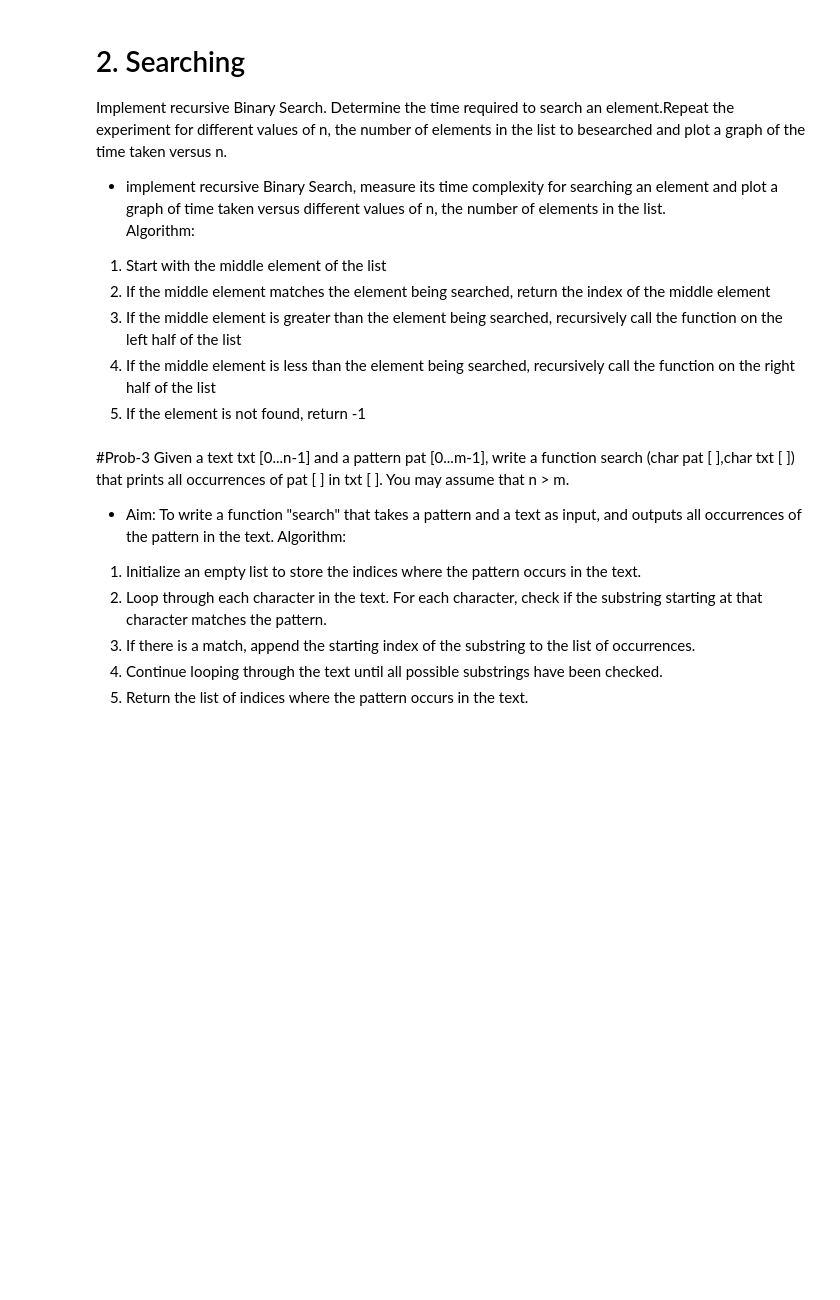
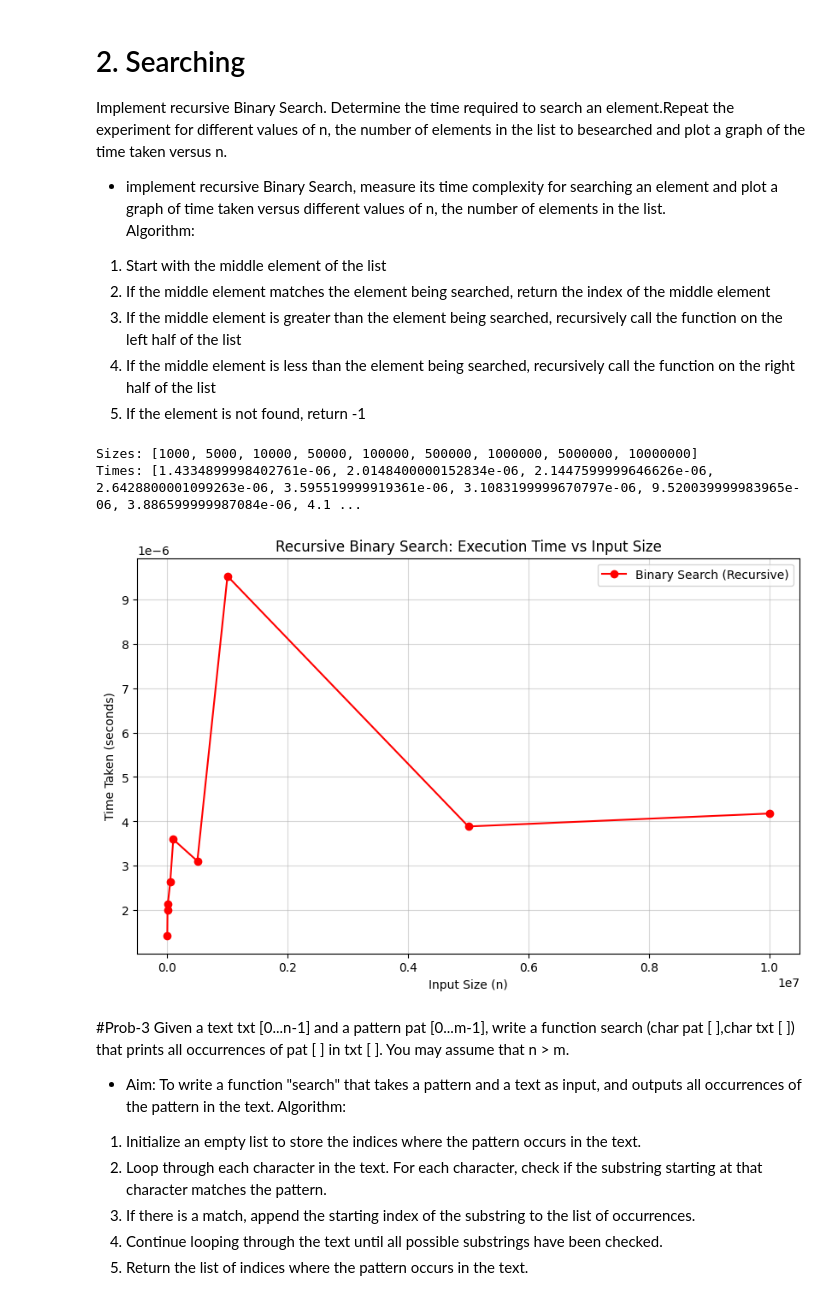
Before and after one commit to 241b163-dot/algo, a Jupyter notebook: lab_4.ipynb, the cells around one changed output. Saved outputs shown, nothing was run; the diff lists cells and outputs as text; code cells hidden in the pictures; blank space fills up the shorter version.

```diff
--- a/lab_4.ipynb
+++ b/lab_4.ipynb
@@ -67,3 +65,64 @@ Algorithm:
+# %%
+#Prob_2: write code for recursive Binary Search and plot a graph to visualize the relationship between time taken and input size
+import time
+import matplotlib.pyplot as plt
+import numpy as np
+
+# Recursive Binary Search implementation
+def binary_search_recursive(arr, low, high, target):
+    if low <= high:
+        mid = (low + high) // 2
+        if arr[mid] == target:
+            return mid
+        elif arr[mid] > target:
+            return binary_search_recursive(arr, low, mid - 1, target)
+        else:
+            return binary_search_recursive(arr, mid + 1, high, target)
+    else:
+        return -1
+
+# Performance testing
+def measure_performance():
+    # Larger sizes to see the O(log n) trend more clearly
+    # However, Python's recursion limit might be an issue if n is huge and we go deep,
+    # but for log2(10^7) it is only ~23, so it's fine.
+    input_sizes = [1000, 5000, 10000, 50000, 100000, 500000, 1000000, 5000000, 10000000]
+    times = []
+
+    for n in input_sizes:
+        arr = list(range(n))
+        target = -1 # Worst case: target not in list
+
+        # Measure time multiple times and take average for stability
+        iterations = 100
+        start_time = time.perf_counter()
+        for _ in range(iterations):
+            binary_search_recursive(arr, 0, len(arr) - 1, target)
+        end_time = time.perf_counter()
+
+        avg_time = (end_time - start_time) / iterations
+        times.append(avg_time)
+
+    return input_sizes, times
+
+input_sizes, times = measure_performance()
+
+# Plotting
+plt.figure(figsize=(10, 6))
+plt.plot(input_sizes, times, marker='o', linestyle='-', color='r', label='Binary Search (Recursive)')
+plt.title('Recursive Binary Search: Execution Time vs Input Size')
+plt.xlabel('Input Size (n)')
+plt.ylabel('Time Taken (seconds)')
+plt.grid(True, which="both", ls="-", alpha=0.5)
+plt.legend()
+plt.savefig('binary_search_performance.png')
+
+print(f"Sizes: {input_sizes}")
+print(f"Times: {times}")
+# %% [output]
+Sizes: [1000, 5000, 10000, 50000, 100000, 500000, 1000000, 5000000, 10000000]
+Times: [1.4334899998402761e-06, 2.0148400000152834e-06, 2.1447599999646626e-06, 2.6428800001099263e-06, 3.595519999919361e-06, 3.1083199999670797e-06, 9.520039999983965e-06, 3.886599999987084e-06, 4.1 ...
+[figure, added]
 # %% [markdown]
 #Prob-3
 Given a text txt [0...n-1] and a pattern pat [0...m-1], write a function search (char pat [ ],char txt [ ]) that prints all occurrences of pat [ ] in txt [ ]. You may assume that n > m.
```
Also changed, not shown: parts of 6 cells of this notebook.
